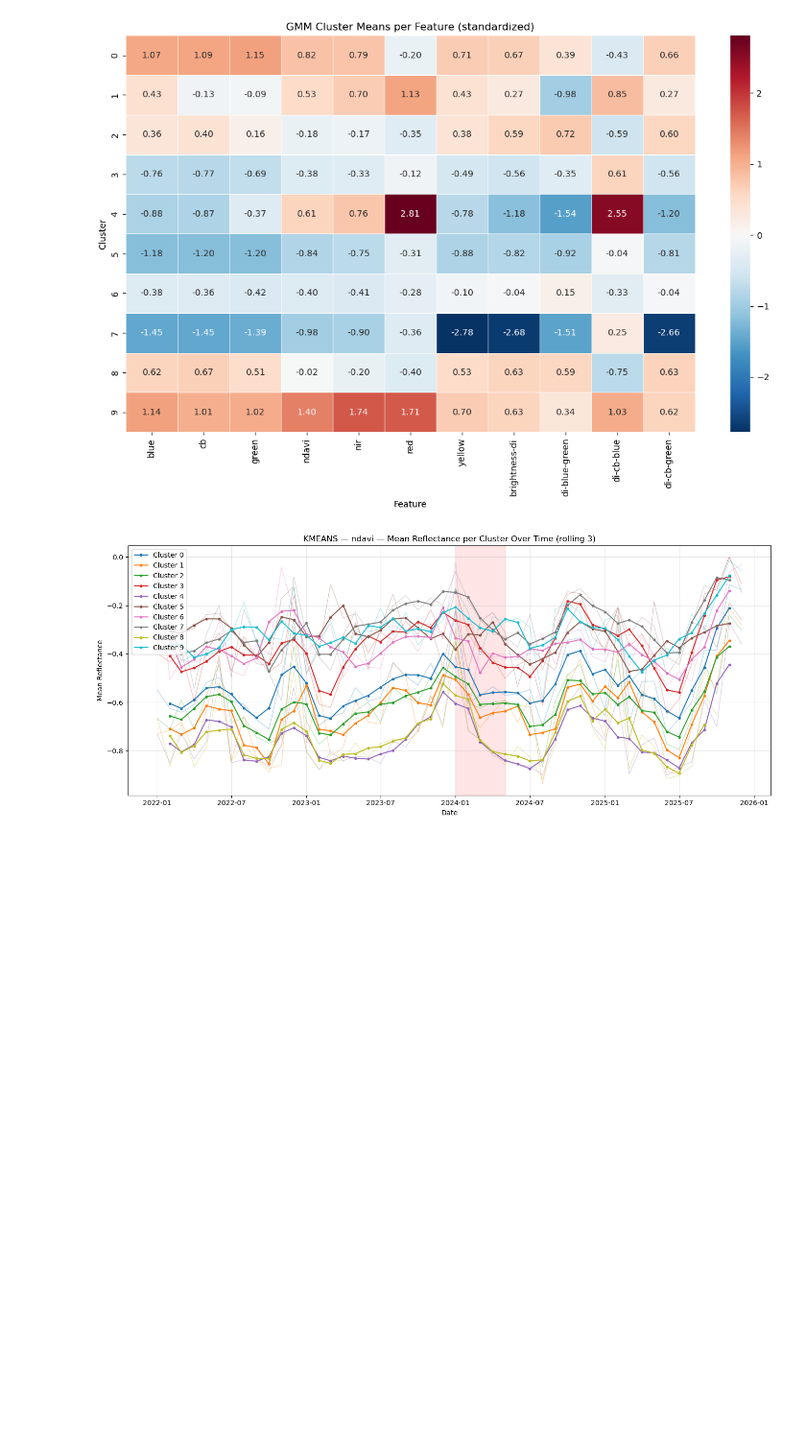
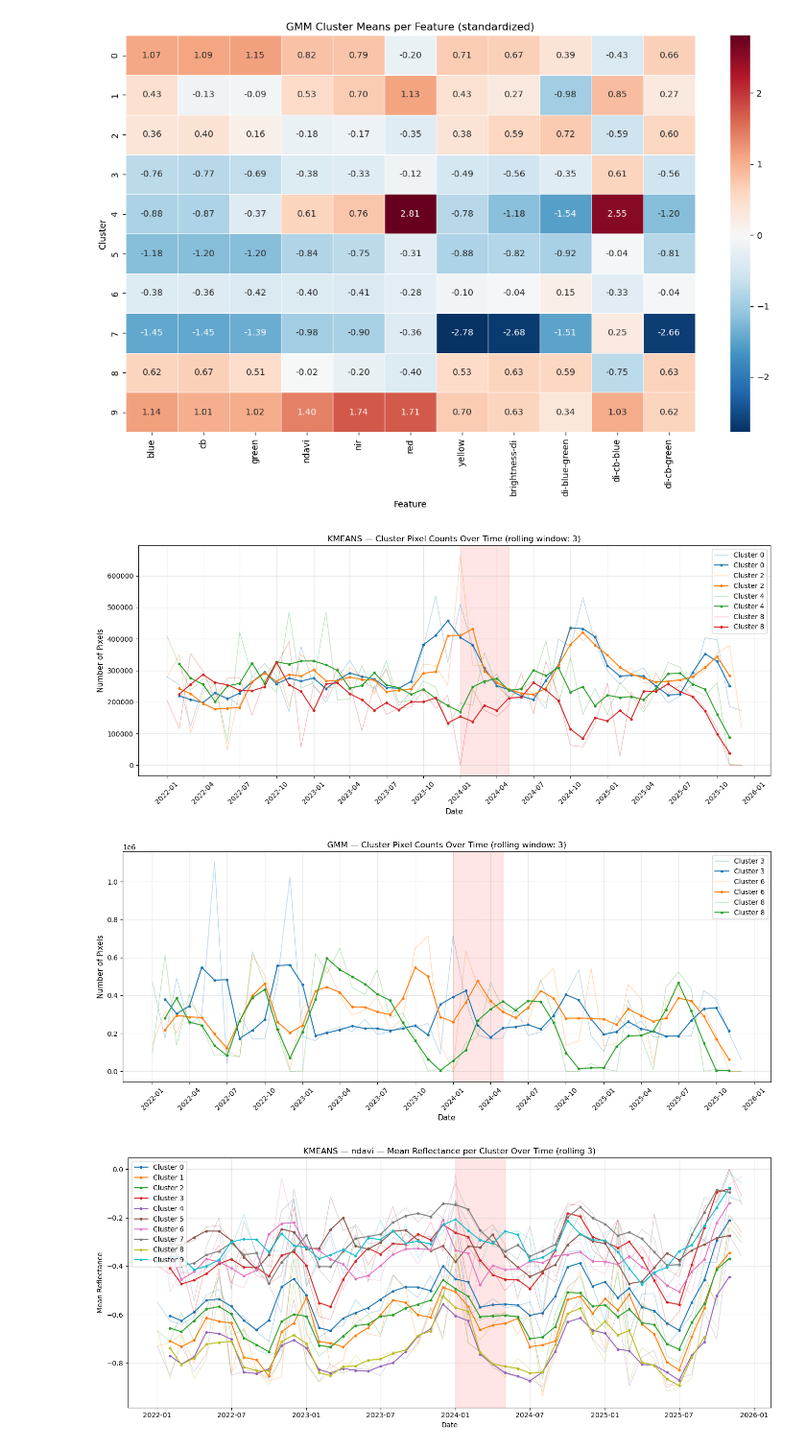
Before and after one commit to philiphkw/RemoteSensing_CoralReefs, a Jupyter notebook: notebooks/philip.ipynb, the cells around one changed output. Shown at 96% size. Cells and saved outputs as stored; diff of their text form; code cells hidden in the pictures; blank space fills up the shorter version.

Commit message:
Computed and visualized total pixels per chosen clusters

```diff
--- a/notebooks/philip.ipynb
+++ b/notebooks/philip.ipynb
@@ -267,4 +287,33 @@ means_df_gmm = visualization.plot_cluster_means(model=gmm,
 # %% [output]
 [figure]
 [figure]
+# %%
+model_type = "kmeans"
+coral_clusterIDs_kmeans = [0, 2, 4, 8]
+file_name = f'total_pixels_{model_type}{"_RA" if config.ROLLING_WINDOW else ""}_timeseries_{config.RUN_NAME}.png'
+visualization.plot_cluster_pixel_timeseries(
+    model_type=model_type,
+    cluster_ids = coral_clusterIDs_kmeans,
+    labels_monthly=labels_monthly_kmeans,
+    timestamps=all_timestamps,
+    x_minmax=config.X_MINMAX,
+    rolling_window=config.ROLLING_WINDOW,
+    file_name=file_name
+)
+
+model_type = "gmm"
+coral_clusterIDs_gmm = [3, 6, 8]
+file_name = f'total_pixels_{model_type}{"_RA" if config.ROLLING_WINDOW else ""}_timeseries_{config.RUN_NAME}.png'
+visualization.plot_cluster_pixel_timeseries(
+    model_type=model_type,
+    cluster_ids = coral_clusterIDs_gmm,
+    labels_monthly=labels_monthly_gmm,
+    timestamps=all_timestamps,
+    x_minmax=config.X_MINMAX,
+    rolling_window=config.ROLLING_WINDOW,
+    file_name=file_name
+)
+# %% [output]
+[figure, added]
+[figure, added]
 # %%
```
Also changed, not shown: parts of 5 cells of this notebook, 7 other files.
